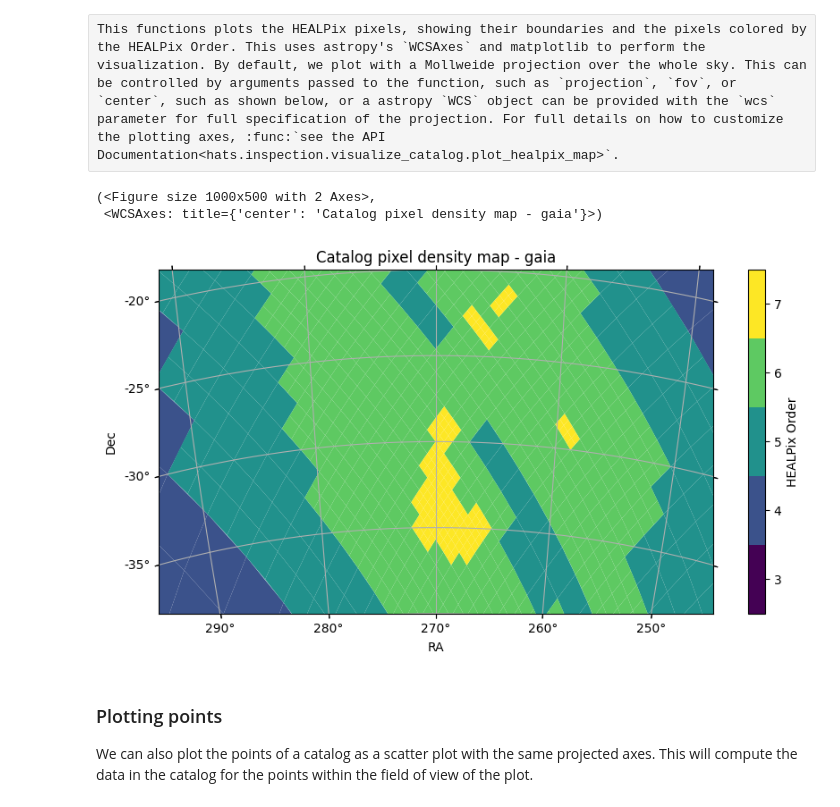
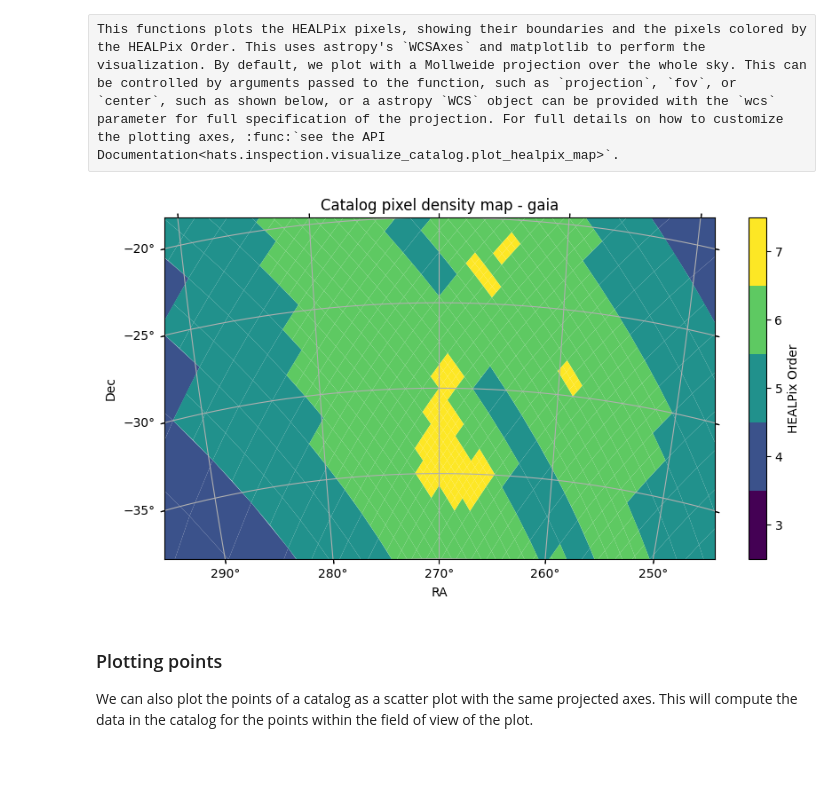
Before and after one commit to astronomy-commons/lsdb, a Jupyter notebook: docs/tutorials/pre_executed/plotting.ipynb, the cells around one changed output. Drawn from its saved outputs; the diff is of its cells as text; code cells hidden in the pictures; blank space fills up the shorter version.

```diff
--- a/docs/tutorials/pre_executed/plotting.ipynb
+++ b/docs/tutorials/pre_executed/plotting.ipynb
@@ -35,11 +36,9 @@ This functions plots the HEALPix pixels, showing their boundaries and the pixels
 # %%
 fov = (40 * u.deg, 20 * u.deg)
 center = SkyCoord(270 * u.deg, -30 * u.deg)
-gaia.plot_pixels(projection="AIT", fov=fov, center=center)
+fig, ax = gaia.plot_pixels(projection="AIT", fov=fov, center=center)
 # %% [output]
-(<Figure size 1000x500 with 2 Axes>,
- <WCSAxes: title={'center': 'Catalog pixel density map - gaia'}>)
-[figure, old version]
+[figure, new version]
 # %% [markdown]
 ### Plotting points
 
```
Also changed, not shown: parts of 5 cells of this notebook.
